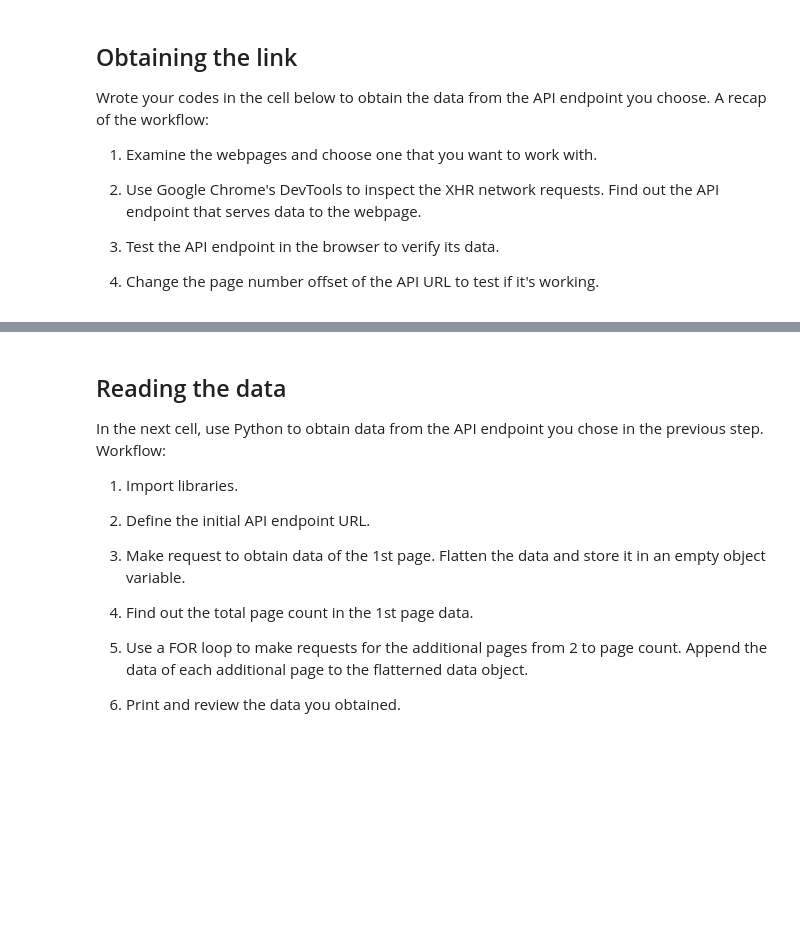
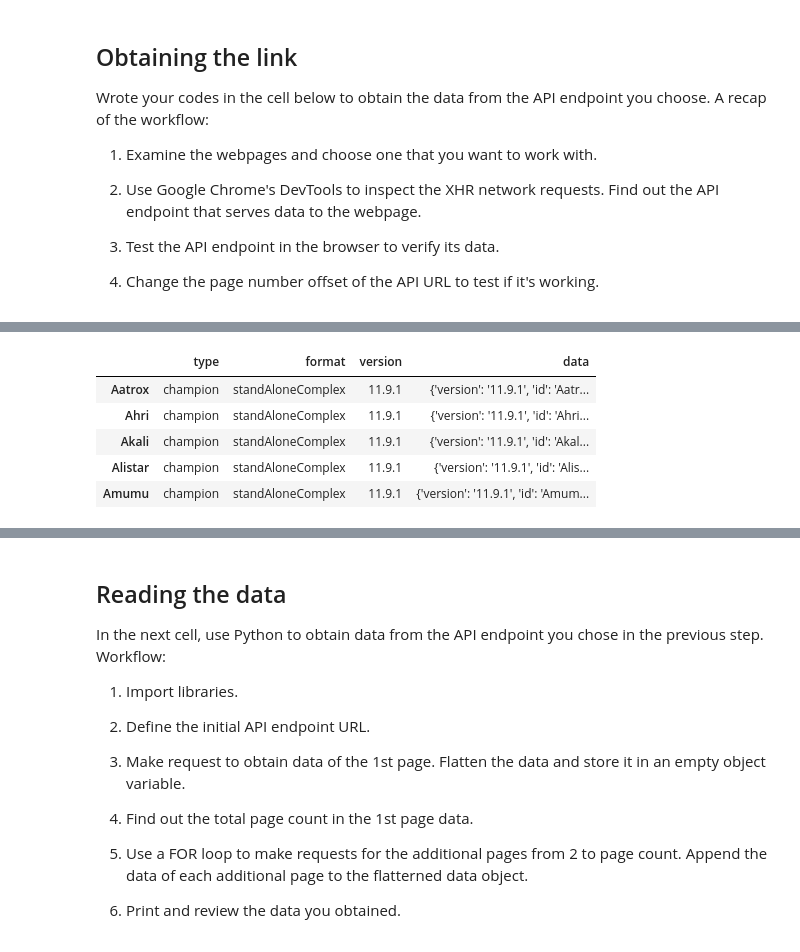
Before and after one commit to Ironhack-Data-Madrid-Abril-2021/lab_parsing_api, a Jupyter notebook: your-code/main.ipynb, the cells around one changed output, grey strips where cells are left out. Saved outputs shown, nothing was run; the diff lists cells and outputs as text; code cells hidden in the pictures; blank space fills up the shorter version.

```diff
--- a/your-code/main.ipynb
+++ b/your-code/main.ipynb
@@ -23,0 +177,9 @@ from pandas.io.json import json_normalize
+# %%
+pd.DataFrame(res_iss.json()).head()
+# %% [output]
+|  | type | format | version | data |
+| Aatrox | champion | standAloneComplex | 11.9.1 | {'version': '11.9.1', 'id': 'Aatr... |
+| Ahri | champion | standAloneComplex | 11.9.1 | {'version': '11.9.1', 'id': 'Ahri... |
+| Akali | champion | standAloneComplex | 11.9.1 | {'version': '11.9.1', 'id': 'Akal... |
+| Alistar | champion | standAloneComplex | 11.9.1 | {'version': '11.9.1', 'id': 'Alis... |
+| Amumu | champion | standAloneComplex | 11.9.1 | {'version': '11.9.1', 'id': 'Amum... |
```
Also changed, not shown: parts of 24 cells of this notebook.
